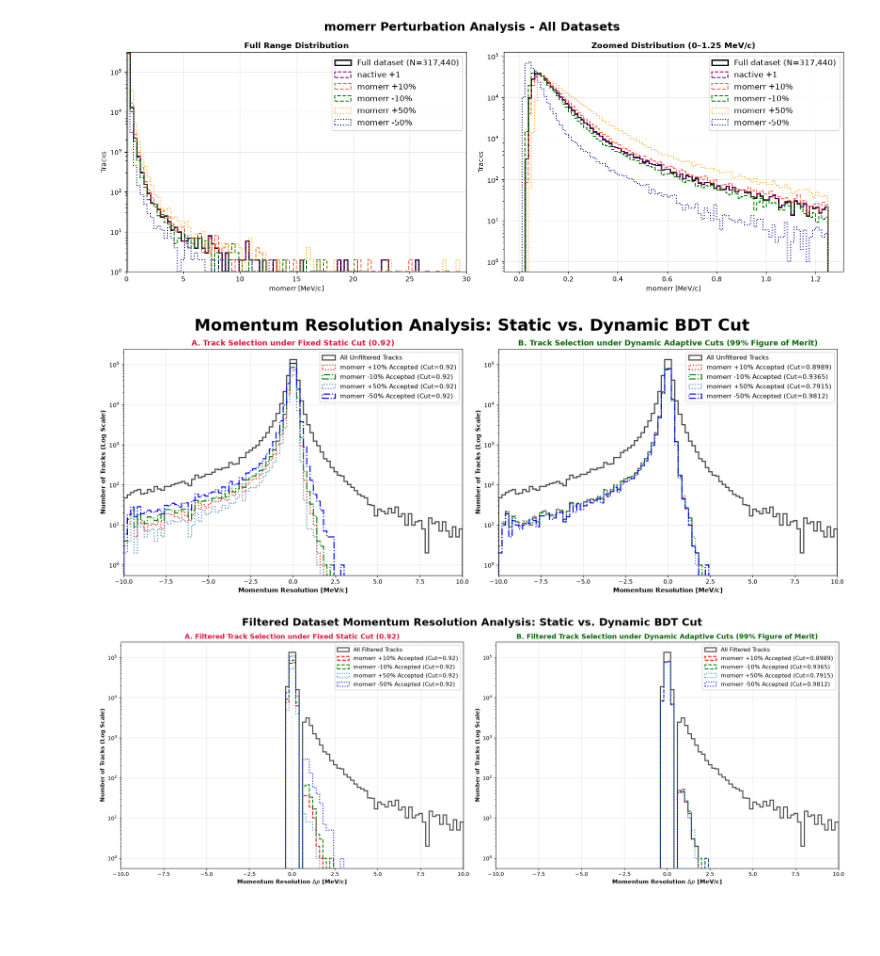
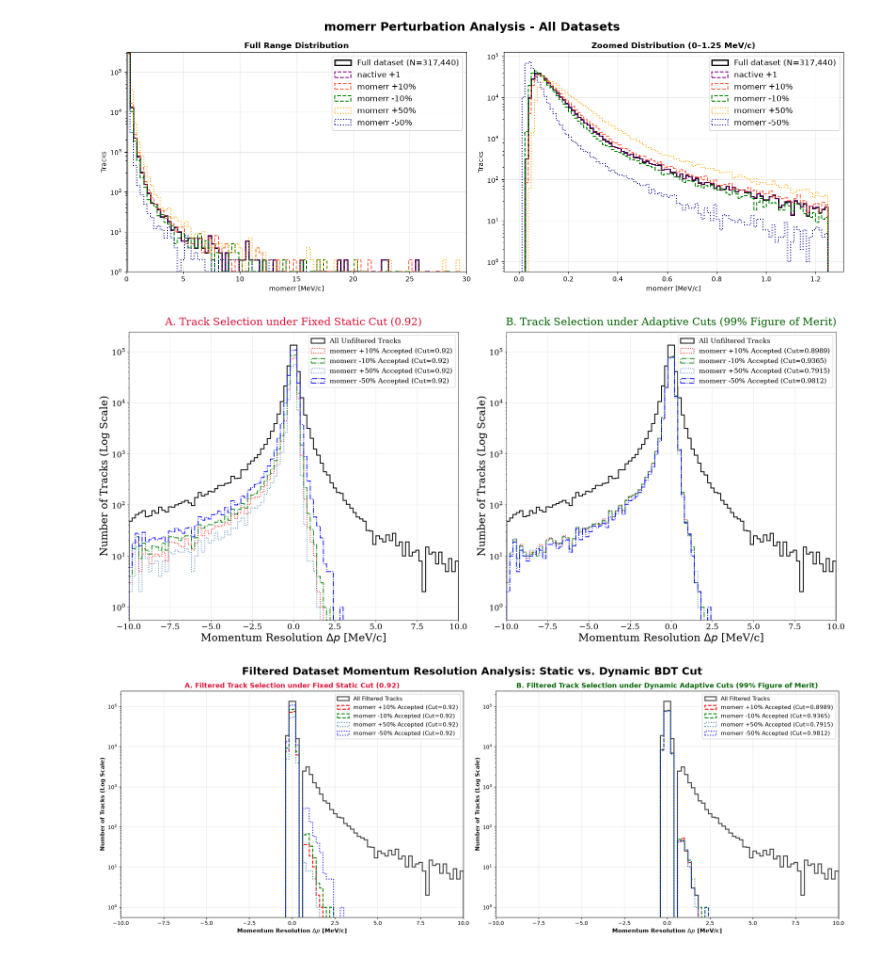
Before and after one commit to Malik-Farouh/Mu2e_XGboost_Project, a Jupyter notebook: TrkQual/04_all_data_perturbation_analysis.ipynb, the cells around one changed output. Cells and saved outputs as stored; diff of their text form; code cells hidden in the pictures; blank space fills up the shorter version.

```diff
--- a/TrkQual/04_all_data_perturbation_analysis.ipynb
+++ b/TrkQual/04_all_data_perturbation_analysis.ipynb
@@ -80,7 +86,7 @@ Stored 6 environment prediction layers with matching shapes: (317440,)
 # %%
 # 1. Verification Diagnostics Printout
 N_signal = (y_full_filtered == 1).sum()
-print(f"Note: % calculated over total signal tracks (N={N_signal:,})")
+print(f"Note: % calculated over total # tracks (N={len(y_full_filtered):,})")
 print("This is appropriate as the dataset is predominantly signal-like (CE electrons)\n")
 
 print(f"{'Dataset':<25s} {'AUC':>8s} {'Signal eff':>12s} {'BDT cut':>10s} {'Mean shift':>12s} {'% of signal':>12s} {'Signal':>8s} {'Bkg':>6s}")
@@ -121,8 +127,8 @@ for label, scores in all_studies:
 
     sig_changed = ((drift_mask) & (y_full_filtered == 1)).sum()
     bkg_changed = ((drift_mask) & (y_full_filtered == 0)).sum()
-    #pct_signal = (sig_changed / N_signal) * 100
-    pct_signal = (sig_changed / len(y_full_filtered)) * 100
+    pct_signal = (sig_changed / N_signal) * 100
+    #pct_signal = (sig_changed / len(y_full_filtered)) * 100
 
     if label == 'Original':
         print(f"{'Original':<25s} {auc_score:>8.4f} {sig_eff*100:>11.2f}% {opt_cut:>10.4f}")
@@ -703,8 +733,8 @@ with uproot.open(f"{BASE_PATH}:{TREE_NAME}") as tree:
     momerr_raw = arrays['trk_ent.momerr']
 
 # 3. Initialize side-by-side subplots
-fig, (ax1, ax2) = plt.subplots(1, 2, figsize=(18, 9))
-fig.suptitle("Momentum Resolution Analysis: Static vs. Dynamic BDT Cut", fontsize=28, fontweight='bold')
+fig, (ax1, ax2) = plt.subplots(1, 2, figsize=(24, 14))
+#fig.suptitle("Momentum Resolution Analysis: Static vs. Dynamic BDT Cut", fontsize=28, fontweight='bold')
 # Loop through both axes to plot the background baseline first
 for ax in [ax1, ax2]:
     n_mom_res_bins = 100
@@ -712,7 +742,7 @@ for ax in [ax1, ax2]:
     max_mom_res = 10.0   #  prevents outliers outside ±10 from stretching the bin width
 
     ax.hist(mom_res, bins=n_mom_res_bins, range=(min_mom_res, max_mom_res), log=True,
-            histtype='step', color='black', label='All Unfiltered Tracks', linewidth=2.0, alpha=0.7)
+            histtype='step', color='black', linewidth=2.0, label='All Unfiltered Tracks')
 # 4. Generate scores and overlay filtered distributions for both panels simultaneously
 for name, (scale_factor, color, linestyle) in variations.items():
     # Scale momerr by its corresponding perturbation factor
@@ -720,42 +750,43 @@ for name, (scale_factor, color, linestyle) in variations.items():
 
     # Restructure 2D array and compute BDT scores across the full native track sequence
     x_matrix = np.vstack((nactive, factive, t0err, fambig, fitcon, perturbed_momerr, fstraws)).T
     scores = model.predict_proba(x_matrix)[:, 1]
 
     # PANEL A: FIXED STATIC CUT SELECTION
     passed_static = mom_res[scores >= static_cut]
     ax1.hist(passed_static, bins=n_mom_res_bins, range=(min_mom_res, max_mom_res), log=True,
              histtype='step', color=color, linestyle=linestyle, linewidth=1.8,
              label=f'{name} Accepted (Cut={static_cut})')
 
     #  PANEL B: ADAPTIVE DYNAMIC CUT SELECTION
     target_cut = dynamic_cuts[name]
     passed_dynamic = mom_res[scores >= target_cut]
     ax2.hist(passed_dynamic, bins=n_mom_res_bins, range=(min_mom_res, max_mom_res), log=True,
              histtype='step', color=color, linestyle=linestyle, linewidth=1.8,
              label=f'{name} Accepted (Cut={target_cut:.4f})')
 
 # 5. Format Subplot Panel A (Static Selection)
 ax1.set_xlim(-10.0, 10.0)
-ax1.set_xlabel("Momentum Resolution [MeV/c]", fontweight='bold', fontsize=11)
-ax1.set_ylabel("Number of Tracks (Log Scale)", fontweight='bold', fontsize=11)
-ax1.set_title("A. Track Selection under Fixed Static Cut (0.92)", fontsize=13, fontweight='bold', color='crimson')
+ax1.set_xlabel("Momentum Resolution $\Delta p$ [MeV/c]", fontsize=24)
+ax1.set_ylabel("Number of Tracks (Log Scale)", fontsize=24)
+ax1.set_title("A. Track Selection under Fixed Static Cut (0.92)", fontsize=24, color='crimson', pad =15)
 ax1.grid(True, alpha=0.3)
-ax1.legend(loc='upper right', fontsize=11, framealpha=0.9)
+ax1.legend(loc='upper right', fontsize=15, framealpha=0.9)
 
 # 6. Format Subplot Panel B (Dynamic Selection)
 ax2.set_xlim(-10.0, 10.0)
-ax2.set_xlabel("Momentum Resolution [MeV/c]", fontweight='bold', fontsize=11)
-ax2.set_ylabel("Number of Tracks (Log Scale)", fontweight='bold', fontsize=11)
-ax2.set_title("B. Track Selection under Dynamic Adaptive Cuts (99% Figure of Merit)", fontsize=13, fontweight='bold', color='darkgreen')
+ax2.set_xlabel("Momentum Resolution $\Delta p$ [MeV/c]", fontsize=24)
+ax2.set_ylabel("Number of Tracks (Log Scale)", fontsize=24)
+ax2.set_title("B. Track Selection under Adaptive Cuts (99% Figure of Merit)", fontsize=24, color='darkgreen', pad = 15)
 ax2.grid(True, alpha=0.3)
-ax2.legend(loc='upper right', fontsize=11, framealpha=0.9)
+ax2.legend(loc='upper right', fontsize=15, framealpha=0.9)
 
 plt.tight_layout()
 plt.subplots_adjust(bottom=0.30)
+fig.savefig("/Users/malikfarouh/Documents/latex_notes/2026-08_TrkQual_Robustness_BDT/images/MomRes_Static_v_Dynamic_Comparison.pdf", bbox_inches="tight")
 plt.show()
 # %% [output]
-[figure, old version]
+[figure, new version]
 # %%
 # 1. Configuration parameters
 static_cut = 0.92
```
Also changed, not shown: parts of 6 cells of this notebook, 3 other files.
